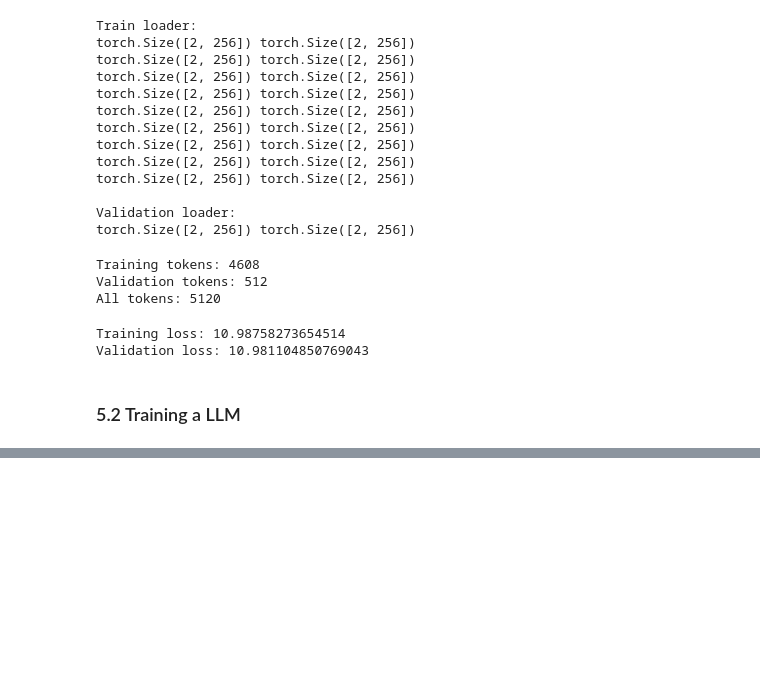
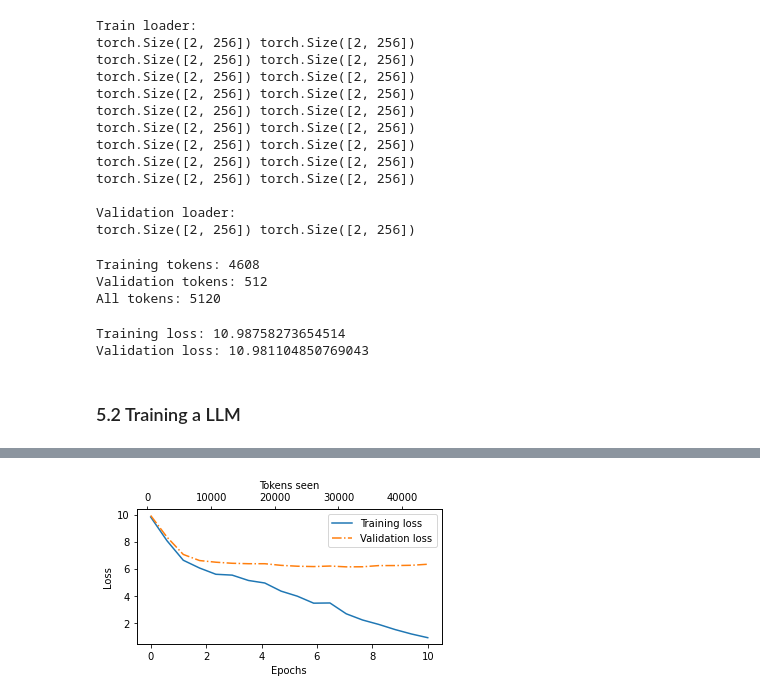
Before and after one commit to shishi2/LLMs, a Jupyter notebook: ch05/ch05_main.ipynb, the cells around one changed output, grey strips where cells are left out. Cells and saved outputs as stored; diff of their text form; code cells hidden in the pictures; blank space fills up the shorter version.

Commit message:
5.2 train fig

```diff
--- a/ch05/ch05_main.ipynb
+++ b/ch05/ch05_main.ipynb
@@ -446,0 +448,25 @@ Training completed in 0.51 minutes.
+# %%
+from matplotlib.lines import lineStyles
+import matplotlib.pyplot as plt
+from matplotlib.ticker import MaxNLocator
+
+def plot_losses(epoches_seen, tokens_seen, train_losses, val_losses):
+	fig, ax1 = plt.subplots(figsize=(5,3))
+	ax1.plot(epoches_seen, train_losses, label="Training loss")
+	ax1.plot(epoches_seen, val_losses, linestyle="-.", label="Validation loss")
+	ax1.set_xlabel("Epochs")
+	ax1.set_ylabel("Loss")
+	ax1.legend(loc="upper right")	# 图例位置
+
+	ax2 = ax1.twiny()
+	ax2.plot(tokens_seen, train_losses, alpha=0)
+	ax2.set_xlabel("Tokens seen")
+
+	fig.tight_layout()	# 调整布局
+	plt.savefig("loss-plot.pdf")
+	plt.show()
+
+epochs_tensor = torch.linspace(0, num_epochs, len(train_losses))
+plot_losses(epochs_tensor, tokens_seen, train_losses, val_losses)
+# %% [output]
+[figure, added]
```
Also changed, not shown: parts of 1 cell of this notebook, 1 other file.
